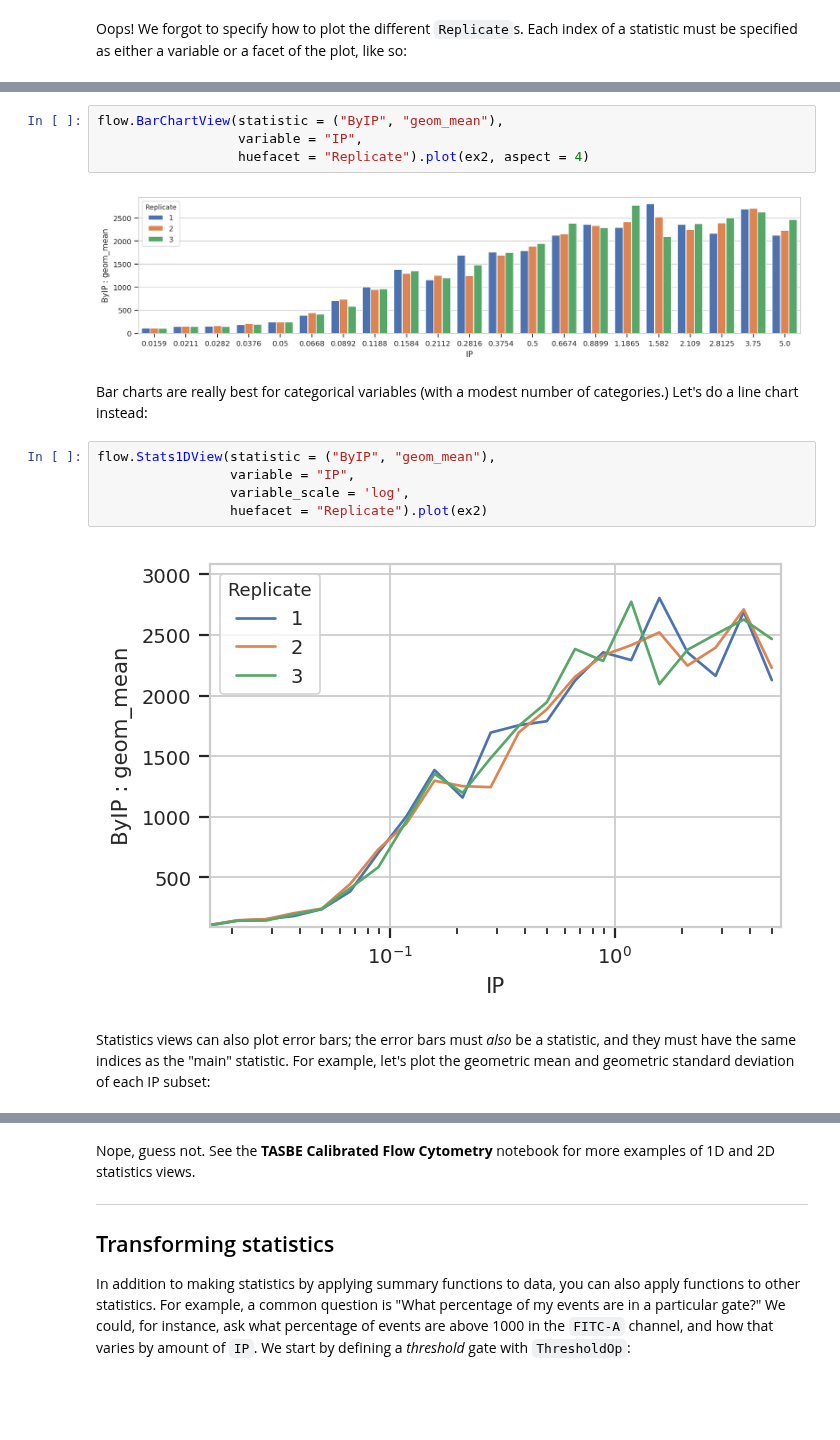
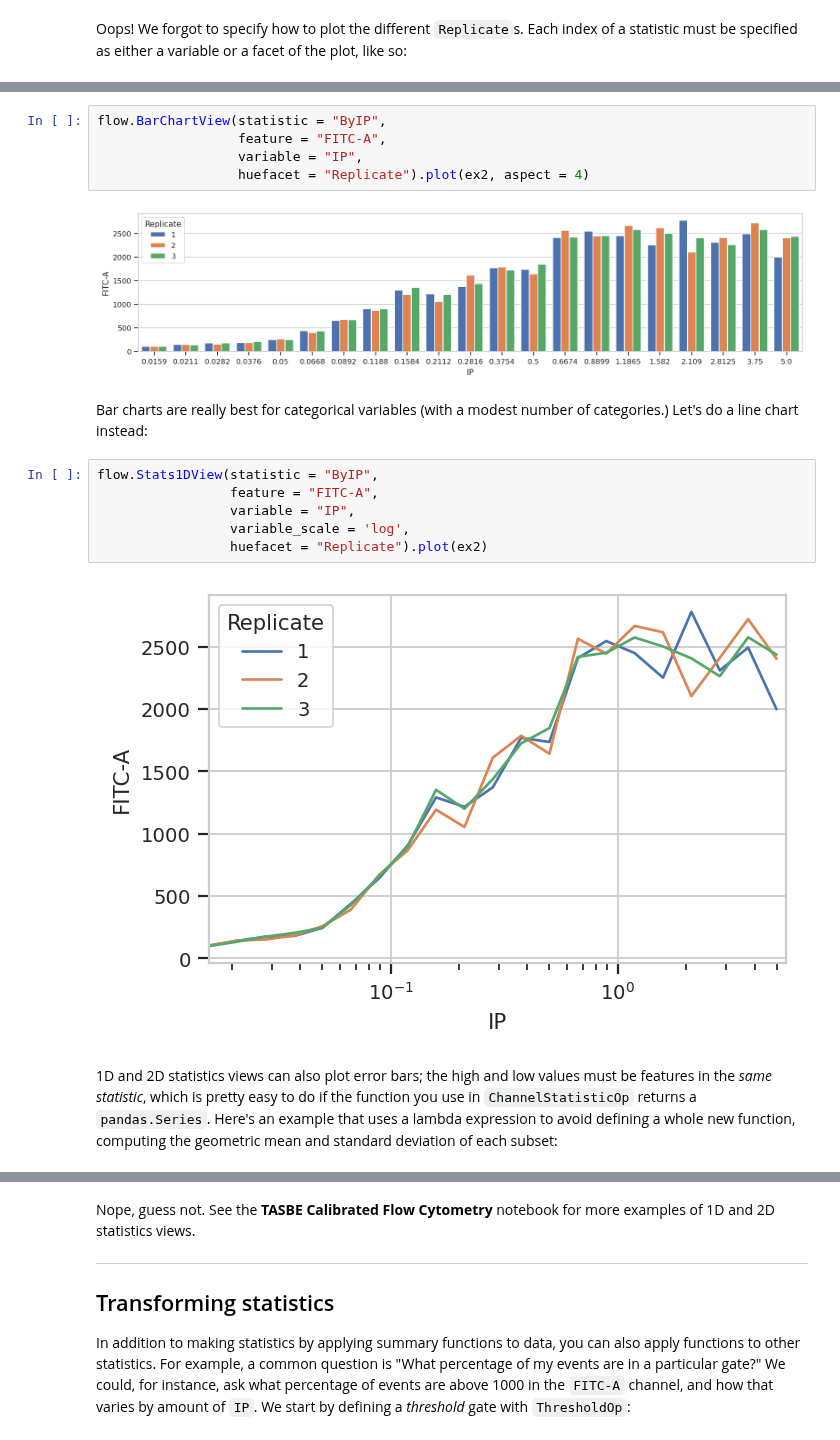
Before and after one commit to cytoflow/cytoflow, a Jupyter notebook: docs/examples-basic/Statistics.ipynb, the cells around one changed output, grey strips where cells are left out. Drawn from its saved outputs; the diff is of its cells as text; blank space fills up the shorter version.

```diff
--- a/docs/examples-basic/Statistics.ipynb
+++ b/docs/examples-basic/Statistics.ipynb
@@ -134,19 +139,22 @@ flow.BarChartView(statistic = ("ByIP", "geom_mean"),
 A quick aside - sometimes you get ugly axes because of overlapping labels.  In this case, we want a wider plot.  While we can directly specify the height of a plot, we can't directly specify its width, only its aspect ratio (the ratio of the width to the height.)  `cytoflow` defaults to 1.5; in this case, let's widen it out to 4.  If this results in a plot that's wider than your browser, the Jupyter notebook will scale it down for you.
 # %%
-flow.BarChartView(statistic = ("ByIP", "geom_mean"),
+flow.BarChartView(statistic = "ByIP",
+                  feature = "FITC-A",
                   variable = "IP",
                   huefacet = "Replicate").plot(ex2, aspect = 4)
 # %% [output]
-[figure, old version]
+[figure, new version]
 # %% [markdown]
 Bar charts are really best for categorical variables (with a modest number of categories.)  Let's do a line chart instead:
 # %%
-flow.Stats1DView(statistic = ("ByIP", "geom_mean"),
+flow.Stats1DView(statistic = "ByIP",
+                 feature = "FITC-A",
                  variable = "IP",
                  variable_scale = 'log',
                  huefacet = "Replicate").plot(ex2)
 # %% [output]
-[figure, old version]
+[figure, new version]
-# %% [markdown]
-Statistics views can also plot error bars; the error bars must *also* be a statistic, and they must have the same indices as the "main" statistic.  For example, let's plot the geometric mean and geometric standard deviation of each IP subset:
+# %% [markdown]
+1D and 2D statistics views can also plot error bars; the high and low values must be features in the *same statistic*, which is pretty easy to do if the function you use in `ChannelStatisticOp` returns a `pandas.Series`. Here's an example that uses a lambda expression
+to avoid defining a whole new function, computing the geometric mean and standard deviation of each subset:
 # %%
```
Also changed, not shown: parts of 30 cells of this notebook, 4 other files.
